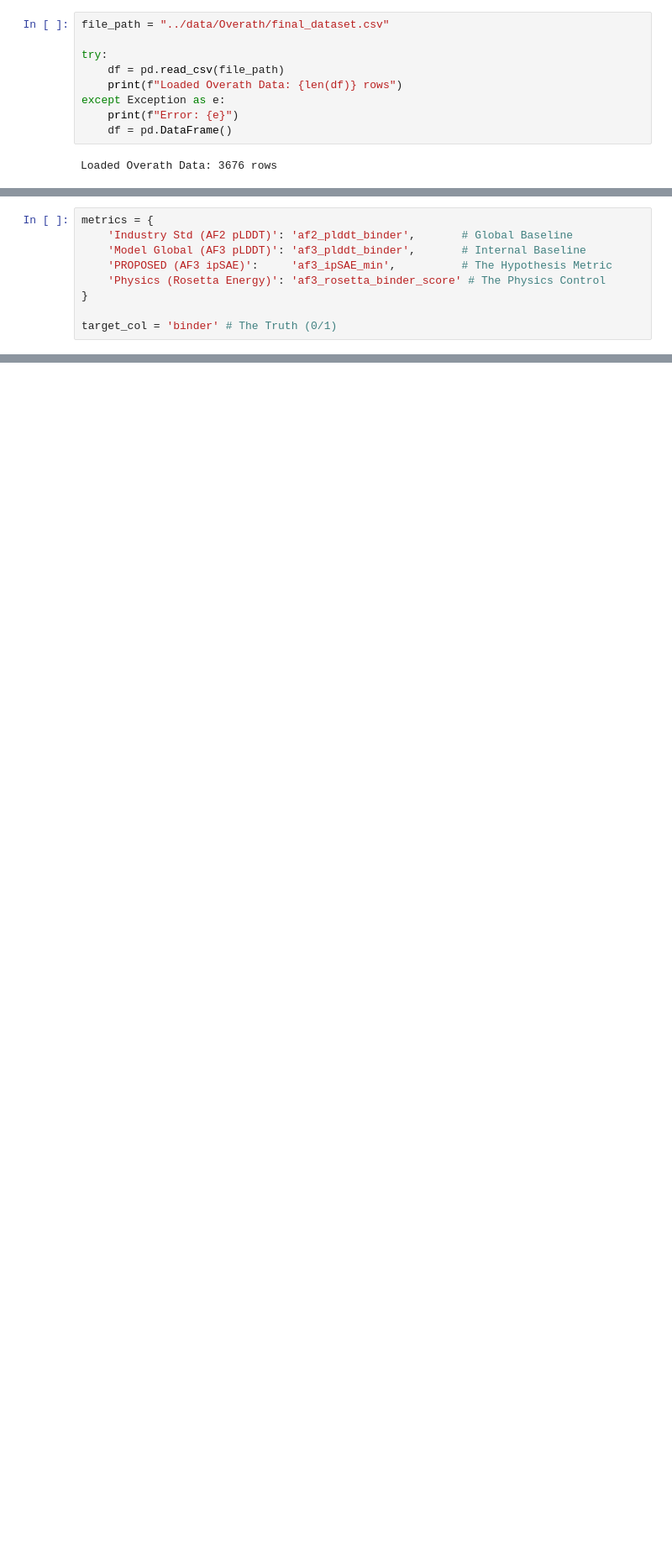
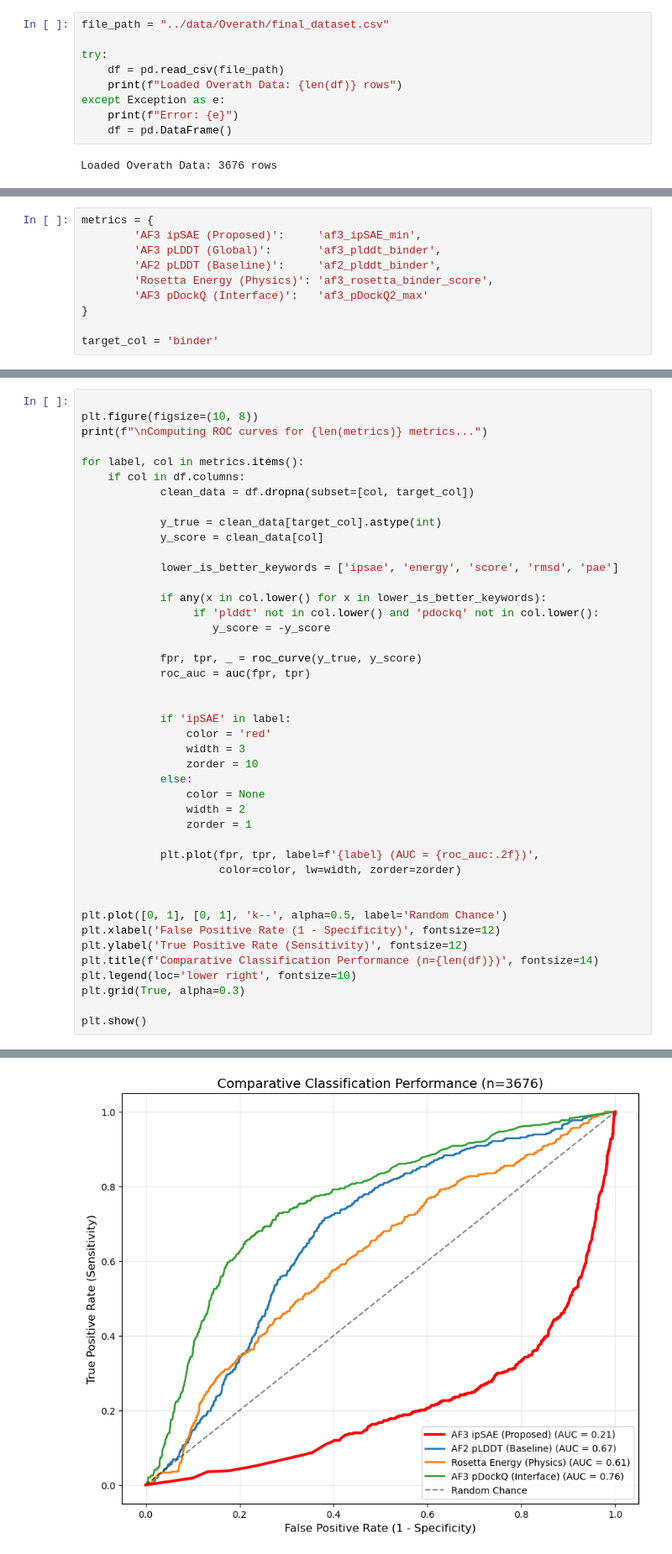
Before and after one commit to LuxEmma/ASIM-PPI, a Jupyter notebook: src/overath.ipynb, the cells around one changed output, grey strips where cells are left out. Shown at 84% size. Drawn from its saved outputs; the diff is of its cells as text; blank space fills up the shorter version.

```diff
--- a/src/overath.ipynb
+++ b/src/overath.ipynb
@@ -18,9 +22,10 @@ Loaded Overath Data: 3676 rows
 # %%
 metrics = {
-    'Industry Std (AF2 pLDDT)': 'af2_plddt_binder',       # Global Baseline
-    'Model Global (AF3 pLDDT)': 'af3_plddt_binder',       # Internal Baseline
-    'PROPOSED (AF3 ipSAE)':     'af3_ipSAE_min',          # The Hypothesis Metric
-    'Physics (Rosetta Energy)': 'af3_rosetta_binder_score' # The Physics Control
+        'AF3 ipSAE (Proposed)':     'af3_ipSAE_min',
+        'AF3 pLDDT (Global)':       'af3_plddt_binder',
+        'AF2 pLDDT (Baseline)':     'af2_plddt_binder',
+        'Rosetta Energy (Physics)': 'af3_rosetta_binder_score',
+        'AF3 pDockQ (Interface)':   'af3_pDockQ2_max'
 }
 
-target_col = 'binder' # The Truth (0/1)
+target_col = 'binder'
@@ -78,0 +32,44 @@ Passing `palette` without assigning `hue` is deprecated and will be removed in v
+# %%
+
+plt.figure(figsize=(10, 8))
+print(f"\nComputing ROC curves for {len(metrics)} metrics...")
+
+for label, col in metrics.items():
+    if col in df.columns:
+            clean_data = df.dropna(subset=[col, target_col])
+
+            y_true = clean_data[target_col].astype(int)
+            y_score = clean_data[col]
+
+            lower_is_better_keywords = ['ipsae', 'energy', 'score', 'rmsd', 'pae']
+
+            if any(x in col.lower() for x in lower_is_better_keywords):
+                 if 'plddt' not in col.lower() and 'pdockq' not in col.lower():
+                    y_score = -y_score
+
+            fpr, tpr, _ = roc_curve(y_true, y_score)
+            roc_auc = auc(fpr, tpr)
+
+
+            if 'ipSAE' in label:
+                color = 'red'
+                width = 3
+                zorder = 10
+            else:
+                color = None
+                width = 2
+                zorder = 1
+
+            plt.plot(fpr, tpr, label=f'{label} (AUC = {roc_auc:.2f})',
+                     color=color, lw=width, zorder=zorder)
+
+
+plt.plot([0, 1], [0, 1], 'k--', alpha=0.5, label='Random Chance')
+plt.xlabel('False Positive Rate (1 - Specificity)', fontsize=12)
+plt.ylabel('True Positive Rate (Sensitivity)', fontsize=12)
+plt.title(f'Comparative Classification Performance (n={len(df)})', fontsize=14)
+plt.legend(loc='lower right', fontsize=10)
+plt.grid(True, alpha=0.3)
+
+plt.show()
+# %% [output]
@@ -78,0 +77 @@ Passing `palette` without assigning `hue` is deprecated and will be removed in v
+[figure, added]
```
Also changed, not shown: parts of 5 cells of this notebook, 1 other file.
